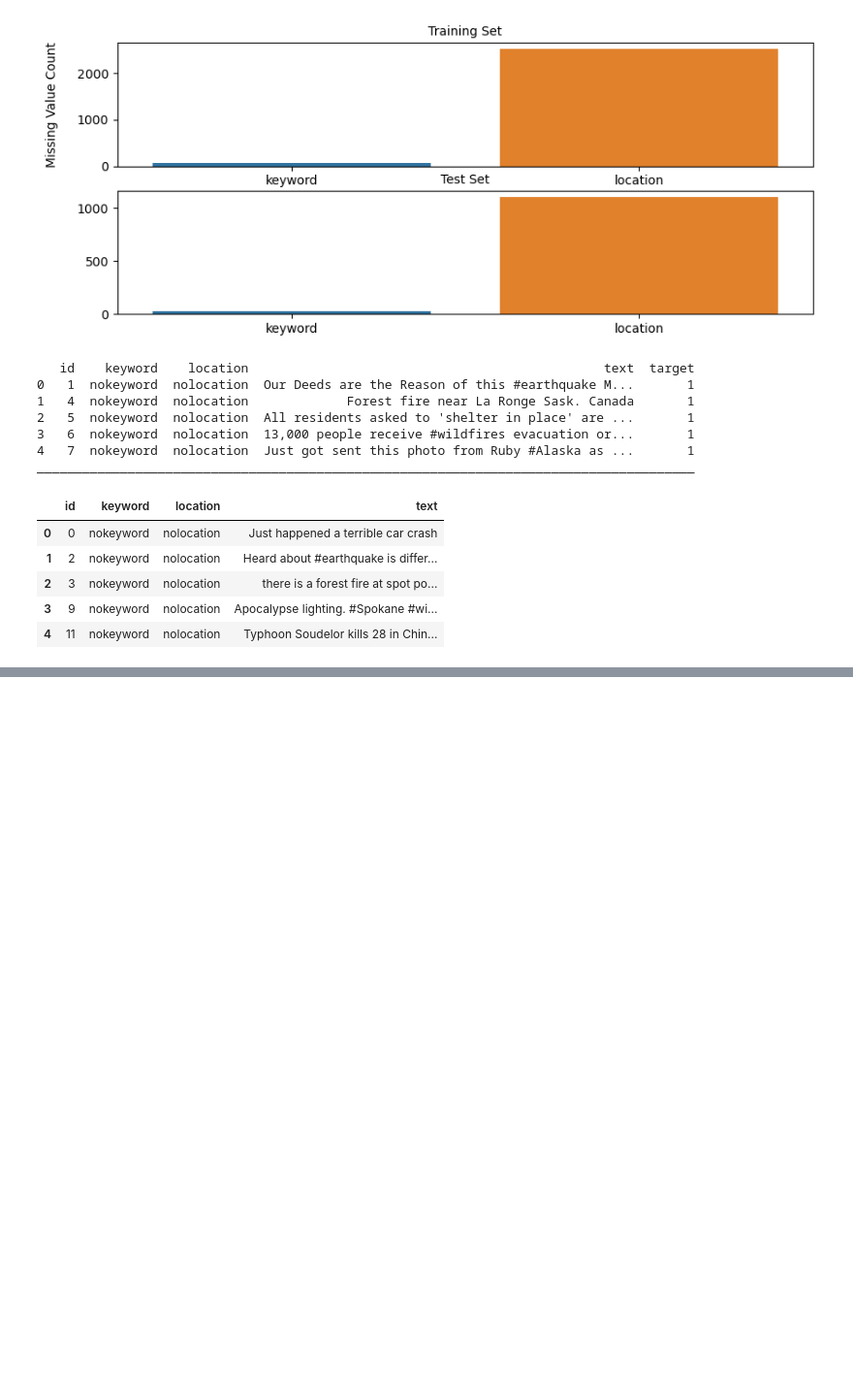
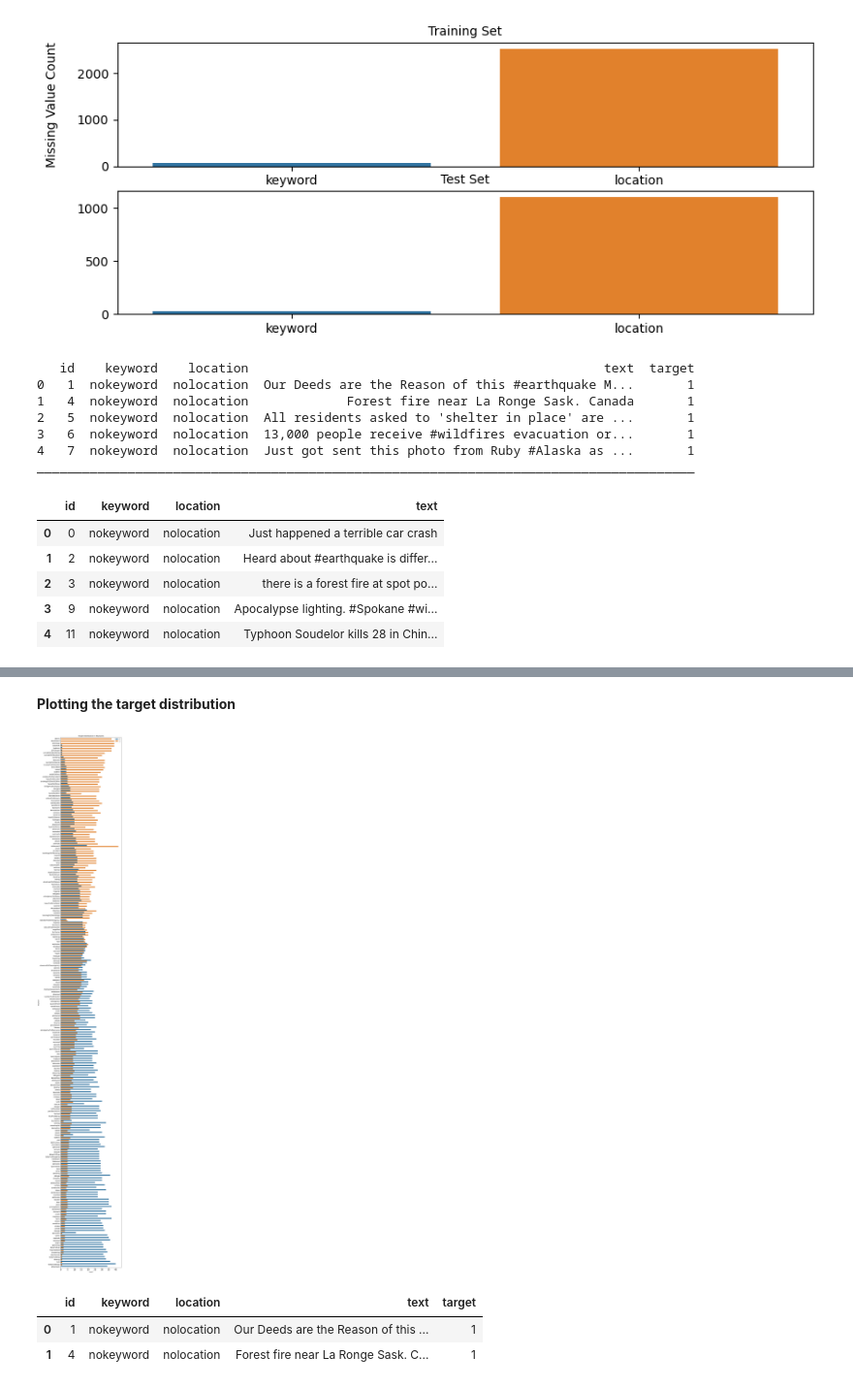
Before and after one commit to plthiyagu/Real-or-Not-NLP-with-Disaster-Tweets, a Jupyter notebook: My Real or Not? NLP Notebook.ipynb, the cells around one changed output, grey strips where cells are left out. Shown at 97% size. Cells and saved outputs as stored; diff of their text form; code cells hidden in the pictures; blank space fills up the shorter version.

```diff
--- a/My Real or Not? NLP Notebook.ipynb
+++ b/My Real or Not? NLP Notebook.ipynb
@@ -169,0 +180,2 @@ ________________________________________________________________________________
+# %%
+train['target_mean'] = train.groupby('keyword')['target'].transform('mean')
@@ -169,0 +191,24 @@ ________________________________________________________________________________
+# %% [markdown]
+**Plotting the target distribution**
+# %%
+fig = plt.figure(figsize=(8, 72), dpi=100)
+
+sns.countplot(y=train.sort_values(by='target_mean', ascending=False)['keyword'],
+              hue=train.sort_values(by='target_mean', ascending=False)['target'])
+
+plt.tick_params(axis='x', labelsize=15)
+plt.tick_params(axis='y', labelsize=12)
+plt.legend(loc=1)
+plt.title('Target Distribution in Keywords')
+
+plt.show()
+
+train.drop(columns=['target_mean'], inplace=True)
+# %% [output]
+[figure, added]
+# %%
+train.head(2)
+# %% [output]
+|  | id | keyword | location | text | target |
+| 0 | 1 | nokeyword | nolocation | Our Deeds are the Reason of this ... | 1 |
+| 1 | 4 | nokeyword | nolocation | Forest fire near La Ronge Sask. C... | 1 |
```
Also changed, not shown: parts of 3 cells of this notebook.
